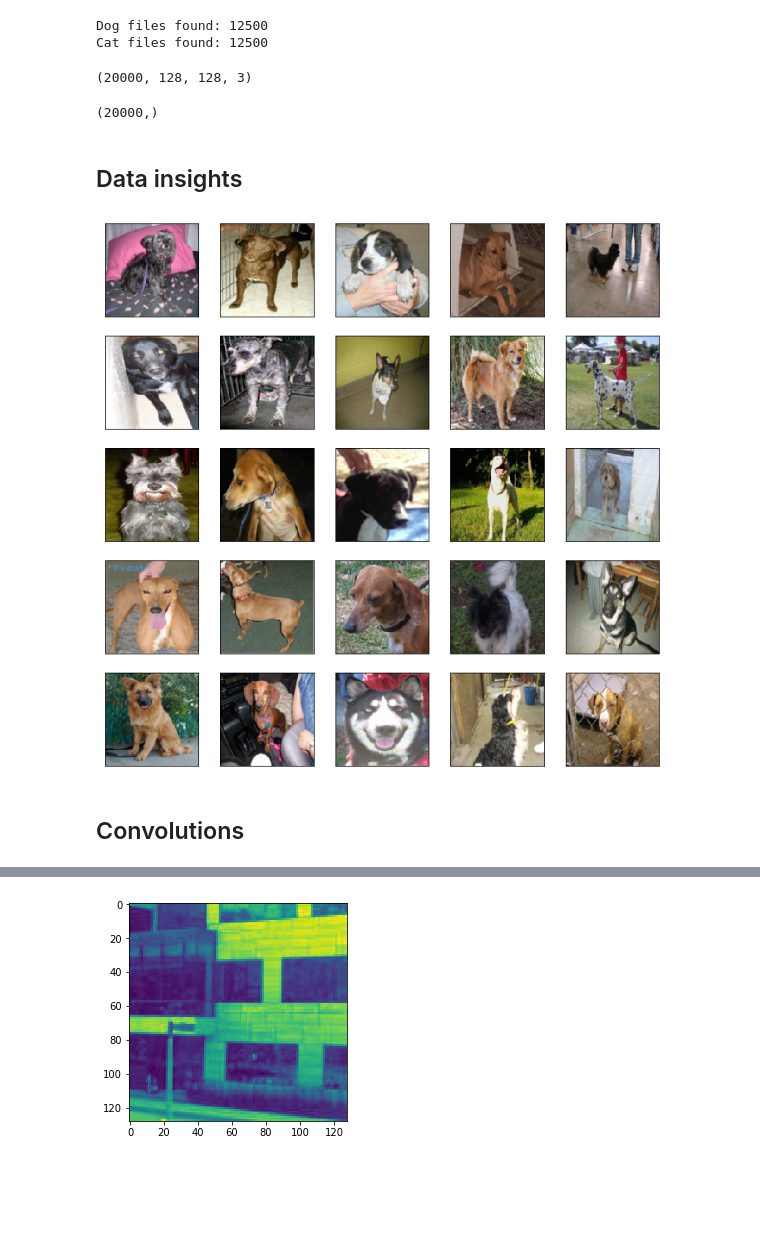
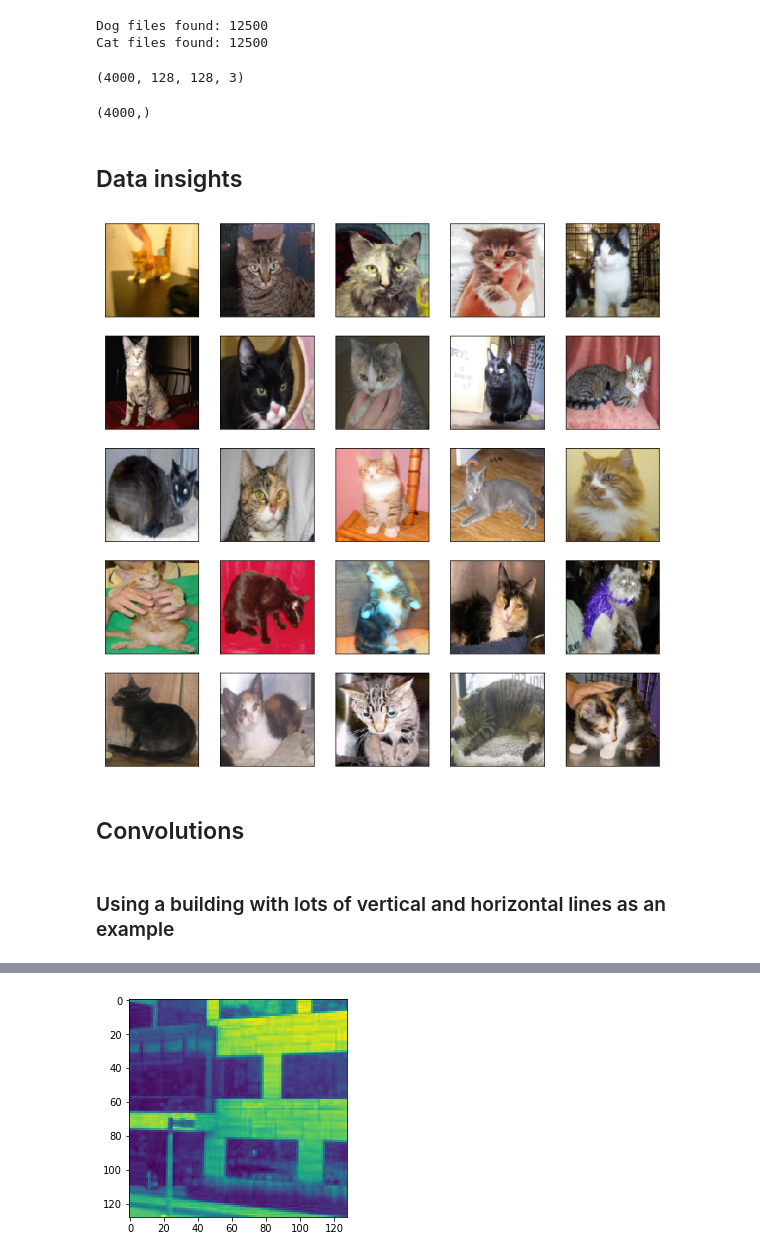
Before and after one commit to chasingbob/pycon2017, a Jupyter notebook: train.ipynb, the cells around one changed output, grey strips where cells are left out. Saved outputs shown, nothing was run; the diff lists cells and outputs as text; code cells hidden in the pictures; blank space fills up the shorter version.

```diff
--- a/train.ipynb
+++ b/train.ipynb
@@ -68,12 +92,12 @@ dog_files = sorted(glob(dog_files_path))
 file_count = len(cat_files) + len(dog_files)
 print('Dog files found: {}'.format(len(dog_files)))
 print('Cat files found: {}'.format(len(cat_files)))
-file_count = 20000
+file_count = 4000
 
 images = np.zeros((file_count, image_size, image_size, 3), dtype='float64')
 labels = np.zeros(file_count)
 count = 0
-for f in cat_files[:10000]:
+for f in cat_files[:2000]:
     try:
         img = io.imread(f)
         new_img = imresize(img, (image_size, image_size, 3))
@@ -84,7 +108,7 @@ for f in cat_files[:10000]:
     except:
         continue
 
-for f in dog_files[:10000]:
+for f in dog_files[:2000]:
     try:
         img = io.imread(f)
         new_img = imresize(img, (image_size, image_size, 3))
@@ -100,26 +124,28 @@ Cat files found: 12500
 # %%
 images.shape
 # %% [output]
-(20000, 128, 128, 3)
+(4000, 128, 128, 3)
 # %%
 labels.shape
 # %% [output]
-(20000,)
+(4000,)
 # %% [markdown]
 ## Data insights
 # %%
 fig = plt.figure()
 fig.set_figheight(12)
 fig.set_figwidth(12)
 
-for num,img_data in enumerate(images[10000:10025]):
+for num,img_data in enumerate(images[0:25]):
     sub = fig.add_subplot(5,5,num+1)
     sub.imshow(img_data)
     #plt.title('cat', fontsize=18)
     sub.axes.get_xaxis().set_visible(False)
     sub.axes.get_yaxis().set_visible(False)
 plt.show()
 # %% [output]
-[figure, old version]
+[figure, new version]
 # %% [markdown]
 ## Convolutions
+# %% [markdown]
+### Using a building with lots of vertical and horizontal lines as an example
```
Also changed, not shown: parts of 21 cells of this notebook.
